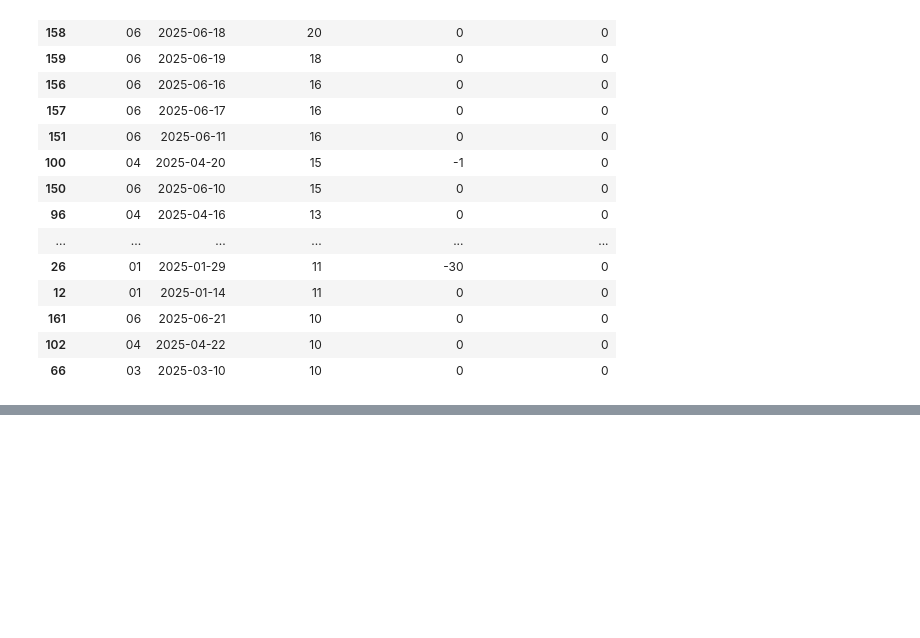
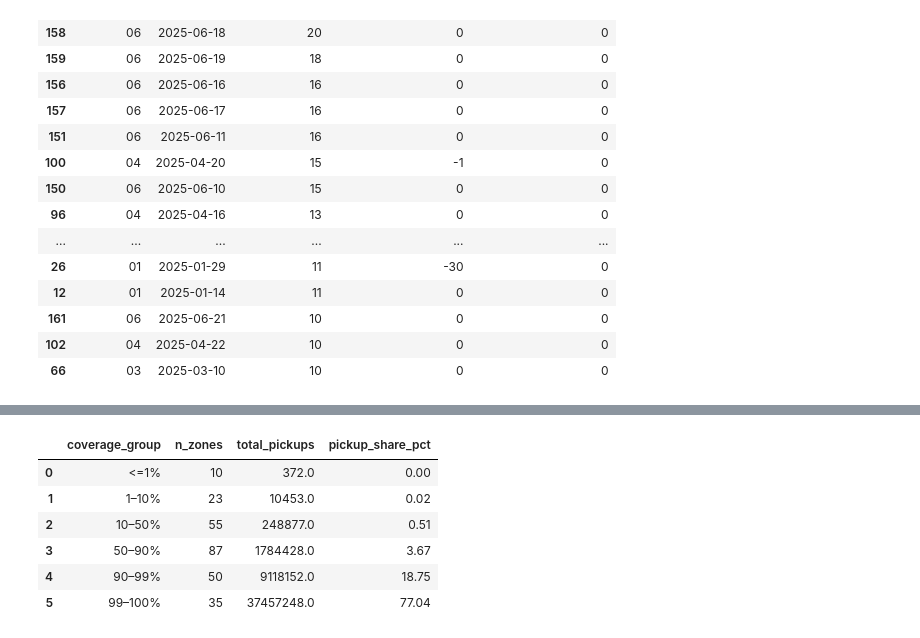
Before and after one commit to cyongxi/Urban-Mobility-Mining, a Jupyter notebook: notebooks/00_data_audit.ipynb, the cells around one changed output, grey strips where cells are left out. Drawn from its saved outputs; the diff is of its cells as text; code cells hidden in the pictures; blank space fills up the shorter version.

```diff
--- a/notebooks/00_data_audit.ipynb
+++ b/notebooks/00_data_audit.ipynb
@@ -382,0 +640,44 @@ display(
+# %%
+# Section 3.5.3 — Zone Demand Coverage Distribution
+
+coverage_bins = [-0.01, 1, 10, 50, 90, 99, 100]
+coverage_labels = [
+    "<=1%",
+    "1–10%",
+    "10–50%",
+    "50–90%",
+    "90–99%",
+    "99–100%"
+]
+
+zone_coverage["coverage_group"] = pd.cut(
+    zone_coverage["observed_hour_pct"],
+    bins=coverage_bins,
+    labels=coverage_labels,
+    include_lowest=True
+)
+
+coverage_summary = (
+    zone_coverage
+    .groupby("coverage_group", observed=False)
+    .agg(
+        n_zones=("zone_id", "count"),
+        total_pickups=("annual_pickups", "sum")
+    )
+    .reset_index()
+)
+
+coverage_summary["pickup_share_pct"] = (
+    coverage_summary["total_pickups"] /
+    coverage_summary["total_pickups"].sum() * 100
+)
+
+display(coverage_summary.round(2))
+# %% [output]
+|  | coverage_group | n_zones | total_pickups | pickup_share_pct |
+| 0 | <=1% | 10 | 372.0 | 0.00 |
+| 1 | 1–10% | 23 | 10453.0 | 0.02 |
+| 2 | 10–50% | 55 | 248877.0 | 0.51 |
+| 3 | 50–90% | 87 | 1784428.0 | 3.67 |
+| 4 | 90–99% | 50 | 9118152.0 | 18.75 |
+| 5 | 99–100% | 35 | 37457248.0 | 77.04 |
```
Also changed, not shown: parts of 7 cells of this notebook.
